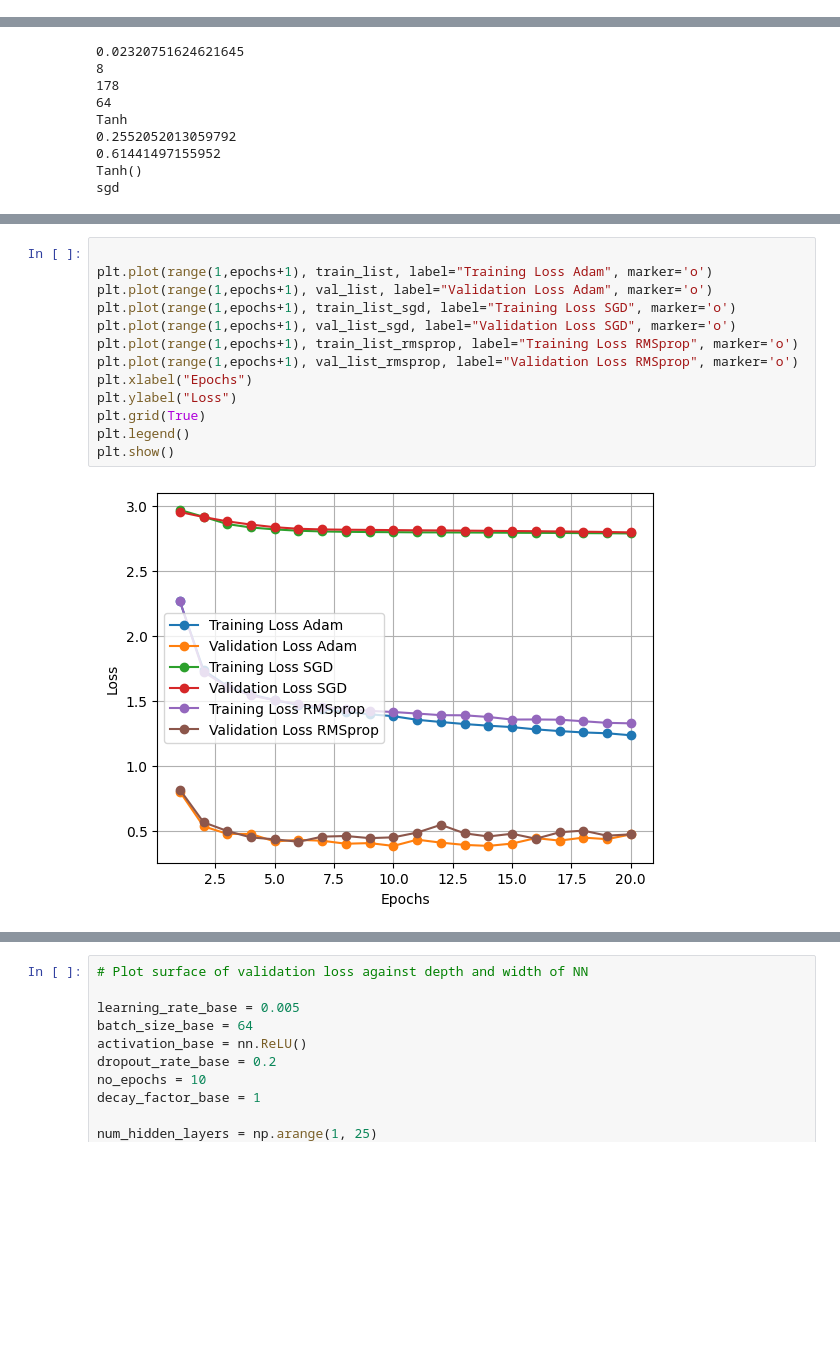
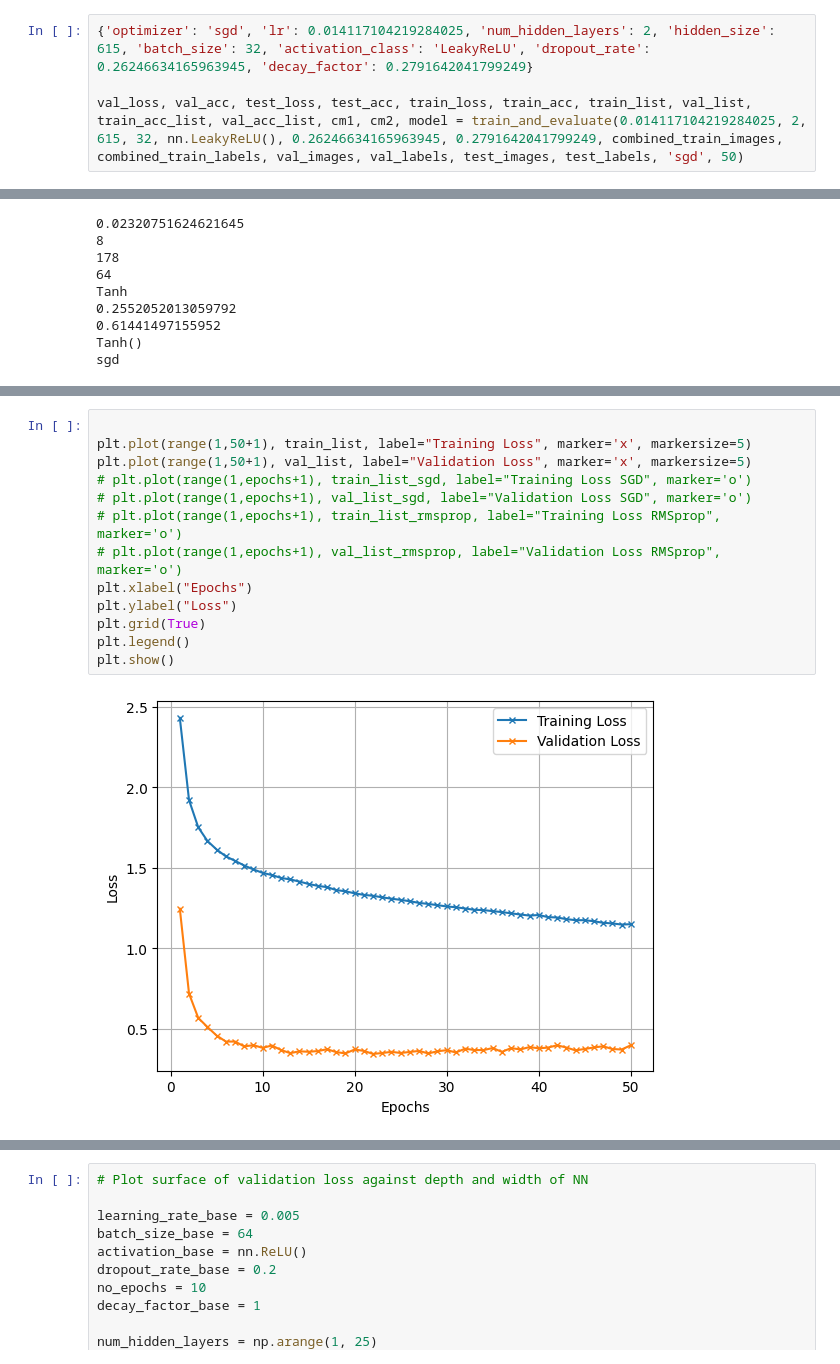
Before and after one commit to S-Nazem/MNIST_addition, a Jupyter notebook: MNIST_addition_dev.ipynb, the cells around one changed output, grey strips where cells are left out. Cells and saved outputs as stored; diff of their text form; blank space fills up the shorter version.

```diff
--- a/MNIST_addition_dev.ipynb
+++ b/MNIST_addition_dev.ipynb
@@ -795,0 +813,4 @@ val_loss_u, val_acc_u, test_loss_u, test_acc_u, train_loss_u, train_acc_u, train
+# %%
+{'optimizer': 'sgd', 'lr': 0.014117104219284025, 'num_hidden_layers': 2, 'hidden_size': 615, 'batch_size': 32, 'activation_class': 'LeakyReLU', 'dropout_rate': 0.26246634165963945, 'decay_factor': 0.2791642041799249}
+
+val_loss, val_acc, test_loss, test_acc, train_loss, train_acc, train_list, val_list, train_acc_list, val_acc_list, cm1, cm2, model = train_and_evaluate(0.014117104219284025, 2, 615, 32, nn.LeakyReLU(), 0.26246634165963945, 0.2791642041799249, combined_train_images, combined_train_labels, val_images, val_labels, test_images, test_labels, 'sgd', 50)
@@ -840,19 +879,19 @@ Epoch 20/20
 Test Loss: 2.7835, Test Accuracy: 0.0990
 # %%
 
-plt.plot(range(1,epochs+1), train_list, label="Training Loss Adam", marker='o')
-plt.plot(range(1,epochs+1), val_list, label="Validation Loss Adam", marker='o')
-plt.plot(range(1,epochs+1), train_list_sgd, label="Training Loss SGD", marker='o')
-plt.plot(range(1,epochs+1), val_list_sgd, label="Validation Loss SGD", marker='o')
-plt.plot(range(1,epochs+1), train_list_rmsprop, label="Training Loss RMSprop", marker='o')
-plt.plot(range(1,epochs+1), val_list_rmsprop, label="Validation Loss RMSprop", marker='o')
+plt.plot(range(1,50+1), train_list, label="Training Loss", marker='x', markersize=5)
+plt.plot(range(1,50+1), val_list, label="Validation Loss", marker='x', markersize=5)
+# plt.plot(range(1,epochs+1), train_list_sgd, label="Training Loss SGD", marker='o')
+# plt.plot(range(1,epochs+1), val_list_sgd, label="Validation Loss SGD", marker='o')
+# plt.plot(range(1,epochs+1), train_list_rmsprop, label="Training Loss RMSprop", marker='o')
+# plt.plot(range(1,epochs+1), val_list_rmsprop, label="Validation Loss RMSprop", marker='o')
 plt.xlabel("Epochs")
 plt.ylabel("Loss")
 plt.grid(True)
 plt.legend()
 plt.show()
 # %% [output]
-[figure, old version]
+[figure, new version]
 # %%
 # Visualize the training and validation accuracy
 
```
Also changed, not shown: parts of 8 cells of this notebook.
